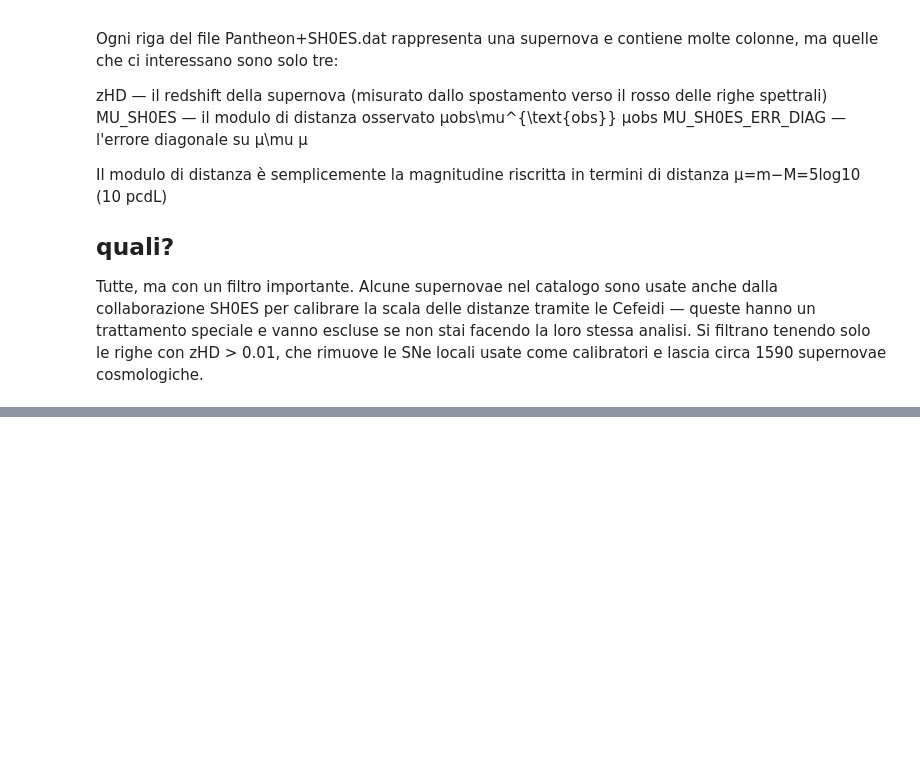
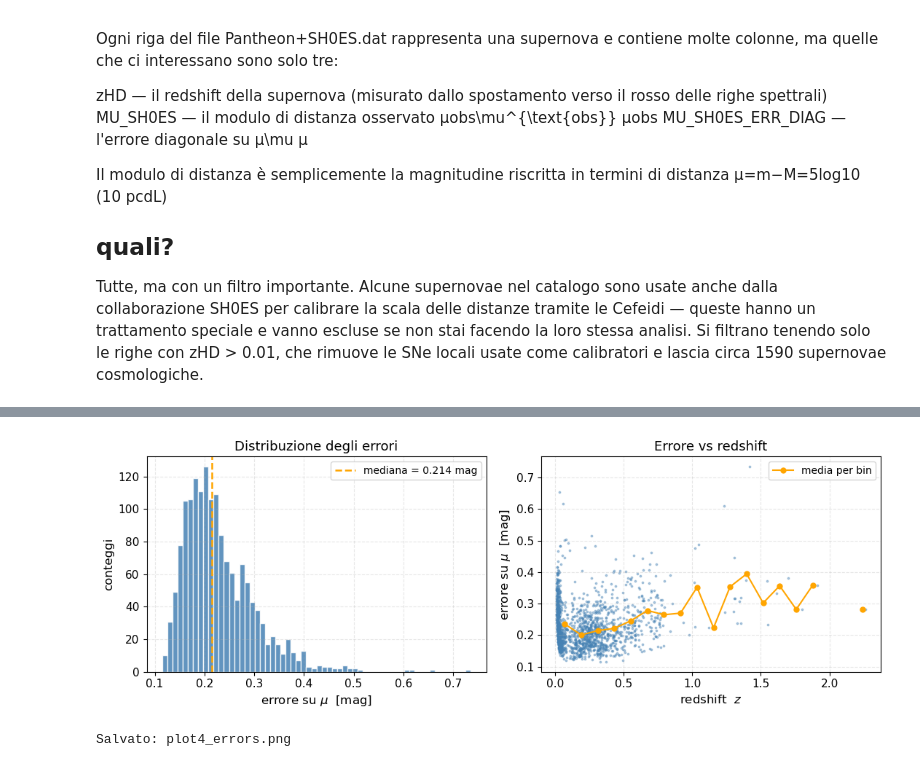
Before and after one commit to PietroCappelli/MCMC_cosmology, a Jupyter notebook: dataset.ipynb, the cells around one changed output, grey strips where cells are left out. Saved outputs shown, nothing was run; the diff lists cells and outputs as text; code cells hidden in the pictures; blank space fills up the shorter version.

```diff
--- a/dataset.ipynb
+++ b/dataset.ipynb
@@ -472,0 +238,35 @@ if __name__ == "__main__":
+# %%
+
+fig, (ax1, ax2) = plt.subplots(1, 2, figsize=(11, 4))
+
+# Istogramma degli errori
+ax1.hist(mu_err, bins=60, color="steelblue",
+         edgecolor="white", lw=0.4, alpha=0.85)
+ax1.axvline(np.median(mu_err), color="orange", lw=1.8,
+            linestyle="--", label=f"mediana = {np.median(mu_err):.3f} mag")
+ax1.set_xlabel(r"errore su $\mu$  [mag]", fontsize=12)
+ax1.set_ylabel("conteggi", fontsize=12)
+ax1.set_title("Distribuzione degli errori", fontsize=13)
+ax1.legend(fontsize=10)
+
+# Errore vs redshift
+ax2.scatter(z, mu_err, s=3, alpha=0.4, color="steelblue")
+# Trend medio
+z_bins   = np.linspace(0.01, 2.3, 20)
+z_mid    = 0.5 * (z_bins[:-1] + z_bins[1:])
+err_mean = [np.mean(mu_err[(z >= z_bins[i]) & (z < z_bins[i+1])])
+            for i in range(len(z_bins)-1)]
+ax2.plot(z_mid, err_mean, "o-", color="orange", ms=5, lw=1.5,
+         label="media per bin")
+ax2.set_xlabel("redshift  $z$", fontsize=12)
+ax2.set_ylabel(r"errore su $\mu$  [mag]", fontsize=12)
+ax2.set_title("Errore vs redshift", fontsize=13)
+ax2.legend(fontsize=10)
+
+plt.tight_layout()
+plt.savefig("plot4_errors.png", dpi=150)
+plt.show()
+print("Salvato: plot4_errors.png")
+# %% [output]
+[figure, added]
+Salvato: plot4_errors.png
```
Also changed, not shown: parts of 17 cells of this notebook, 5 other files.
